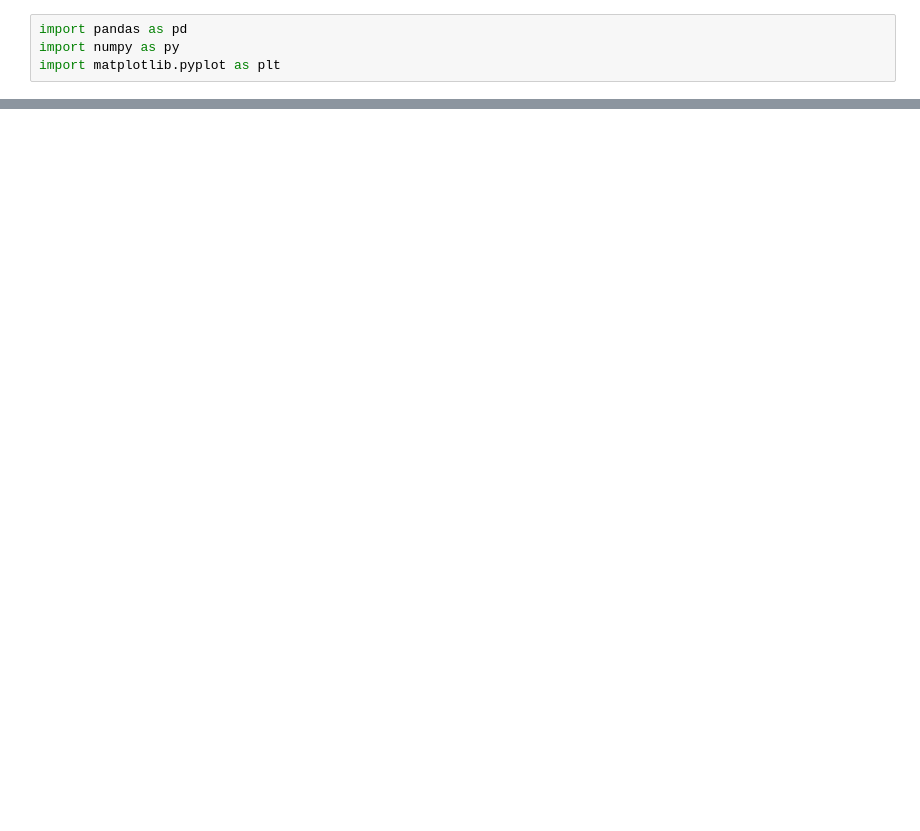
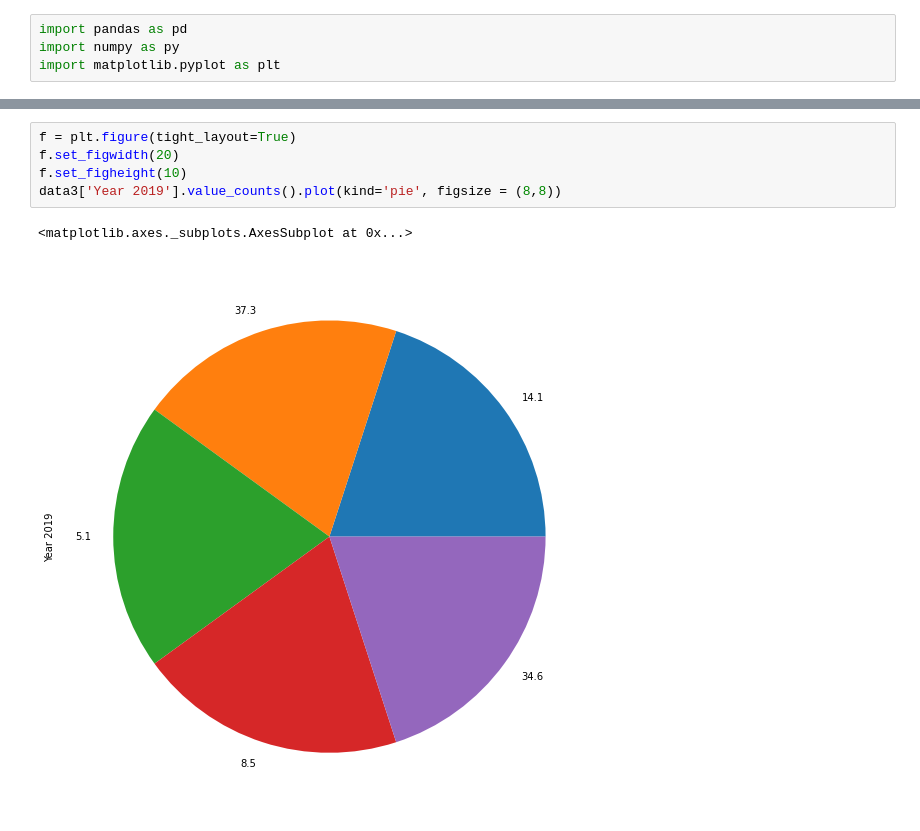
Before and after one commit to maezie19-02475/3206-The-Conquerors, a Jupyter notebook: COVID_19_DESCRIPTIVE_ANALYSIS_INFORMATION_AND_IMPACT_ON_EMPLOYMENT.ipynb, the cells around one changed output, grey strips where cells are left out. Cells and saved outputs as stored; diff of their text form; blank space fills up the shorter version.

```diff
--- a/COVID_19_DESCRIPTIVE_ANALYSIS_INFORMATION_AND_IMPACT_ON_EMPLOYMENT.ipynb
+++ b/COVID_19_DESCRIPTIVE_ANALYSIS_INFORMATION_AND_IMPACT_ON_EMPLOYMENT.ipynb
@@ -348,0 +141,8 @@ plt.show()
+# %%
+f = plt.figure(tight_layout=True)
+f.set_figwidth(20)
+f.set_figheight(10)
+data3['Year 2019'].value_counts().plot(kind='pie', figsize = (8,8))
+# %% [output]
+<matplotlib.axes._subplots.AxesSubplot at 0x...>
+[figure, added]
```
Also changed, not shown: parts of 41 cells of this notebook.
